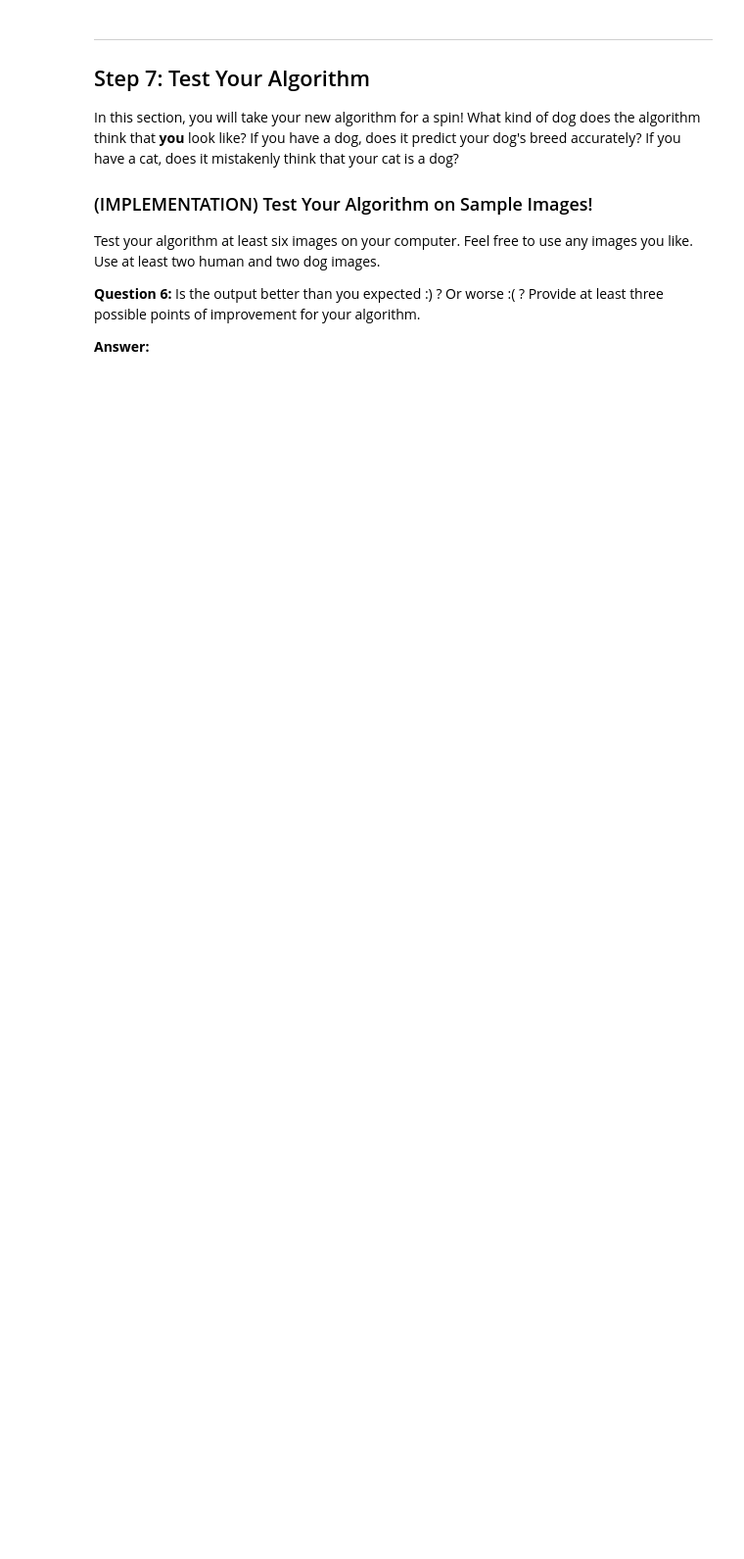
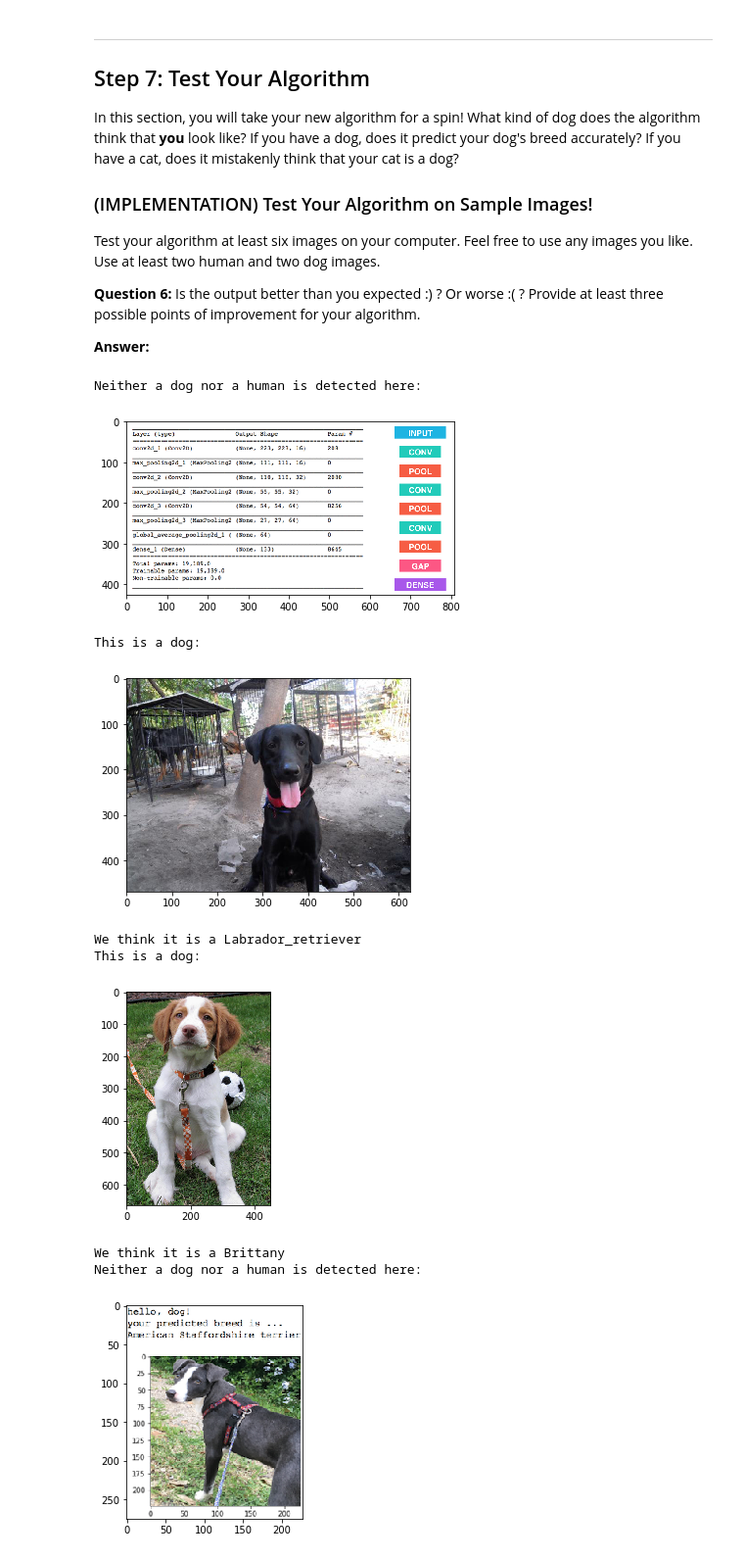
Before and after one commit to ahhbjoe/dog-project, a Jupyter notebook: dog_app.ipynb, the cells around one changed output. Shown at 98% size. Drawn from its saved outputs; the diff is of its cells as text; code cells hidden in the pictures; blank space fills up the shorter version.

```diff
--- a/dog_app.ipynb
+++ b/dog_app.ipynb
@@ -557,0 +638,8 @@ You are welcome to [augment the training data](https://blog.keras.io/building-po
+# %%
+### TODO: Train the model.
+checkpointer = ModelCheckpoint(filepath='saved_models/weights.best.Resnet50.hdf5',
+                               verbose=1, save_best_only=True)
+
+Resnet50_model.fit(train_Resnet50, train_targets,
+                validation_data=(valid_Resnet50, valid_targets),
+                epochs=8, batch_size=32, callbacks=[checkpointer], verbose=1)
@@ -559,6 +666,7 @@ You are welcome to [augment the training data](https://blog.keras.io/building-po
 ### (IMPLEMENTATION) Load the Model with the Best Validation Loss
 # %%
 ### TODO: Load the model weights with the best validation loss.
+Resnet50_model.load_weights('saved_models/weights.best.Resnet50.hdf5')
 # %% [markdown]
 ### (IMPLEMENTATION) Test the Model
 
@@ -583,6 +699,13 @@ where `{network}`, in the above filename, should be one of `VGG19`, `Resnet50`,
 # %%
 ### TODO: Write a function that takes a path to an image as input
 ### and returns the dog breed that is predicted by the model.
+def Resnet50_predict_breed(img_path):
+    # extract bottleneck features
+    bottleneck_feature = extract_Resnet50(path_to_tensor(img_path))
+    # obtain predicted vector
+    predicted_vector = Resnet50_model.predict(bottleneck_feature)
+    # return dog breed that is predicted by the model
+    return dog_names[np.argmax(predicted_vector)]
 # %% [markdown]
 ---
 <a id='step6'></a>
@@ -607,3 +727,24 @@ Some sample output for our algorithm is provided below, but feel free to design
+# %%
+### TODO: Write your algorithm.
+### Feel free to use as many code cells as needed.
+import matplotlib.image as mplimg
+
+def determine_dog_breed(img_path):
+    img = mplimg.imread(img_path)
+    if dog_detector(img_path):
+        print('This is a dog:')
+        plt.imshow(img)
+        plt.show()
+        print('We think it is a {:s}'.format(Resnet50_predict_breed(img_path)))
+    elif face_detector(img_path):
+        print('This is a human:')
+        plt.imshow(img)
+        plt.show()
+        print('He/She looks like a {:s}'.format(Resnet50_predict_breed(img_path)))
+    else:
+        print('Neither a dog nor a human is detected here:')
+        plt.imshow(img)
+        plt.show()
 # %% [markdown]
 ---
 <a id='step7'></a>
@@ -621,4 +762,18 @@ __Answer:__
 # %%
 ## TODO: Execute your algorithm from Step 6 on
 ## at least 6 images on your computer.
 ## Feel free to use as many code cells as needed.
+test_files = np.array(glob("images/*"))
+for test_file in test_files:
+    determine_dog_breed(test_file)
+# %% [output]
+Neither a dog nor a human is detected here:
+[figure, added]
+This is a dog:
+[figure, added]
+We think it is a Labrador_retriever
+This is a dog:
+[figure, added]
+We think it is a Brittany
+Neither a dog nor a human is detected here:
+[figure, added]
```
Also changed, not shown: parts of 23 cells of this notebook, 2 other files.
